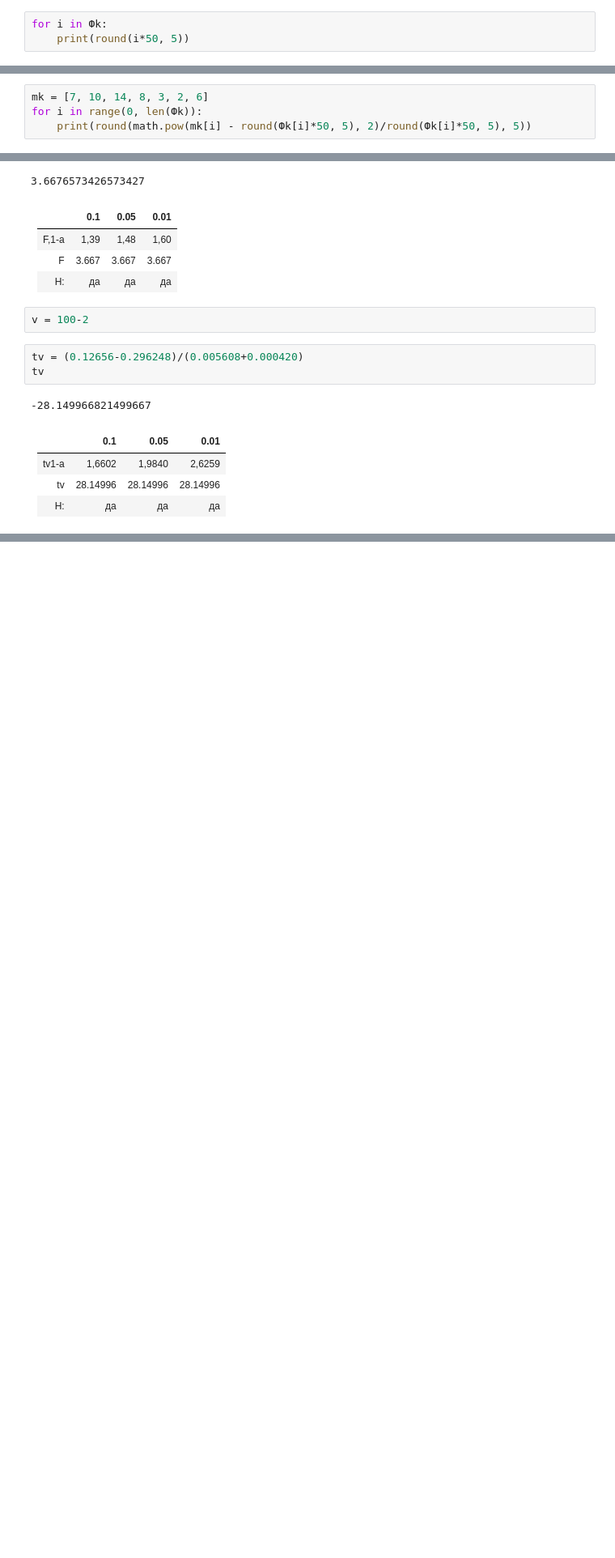
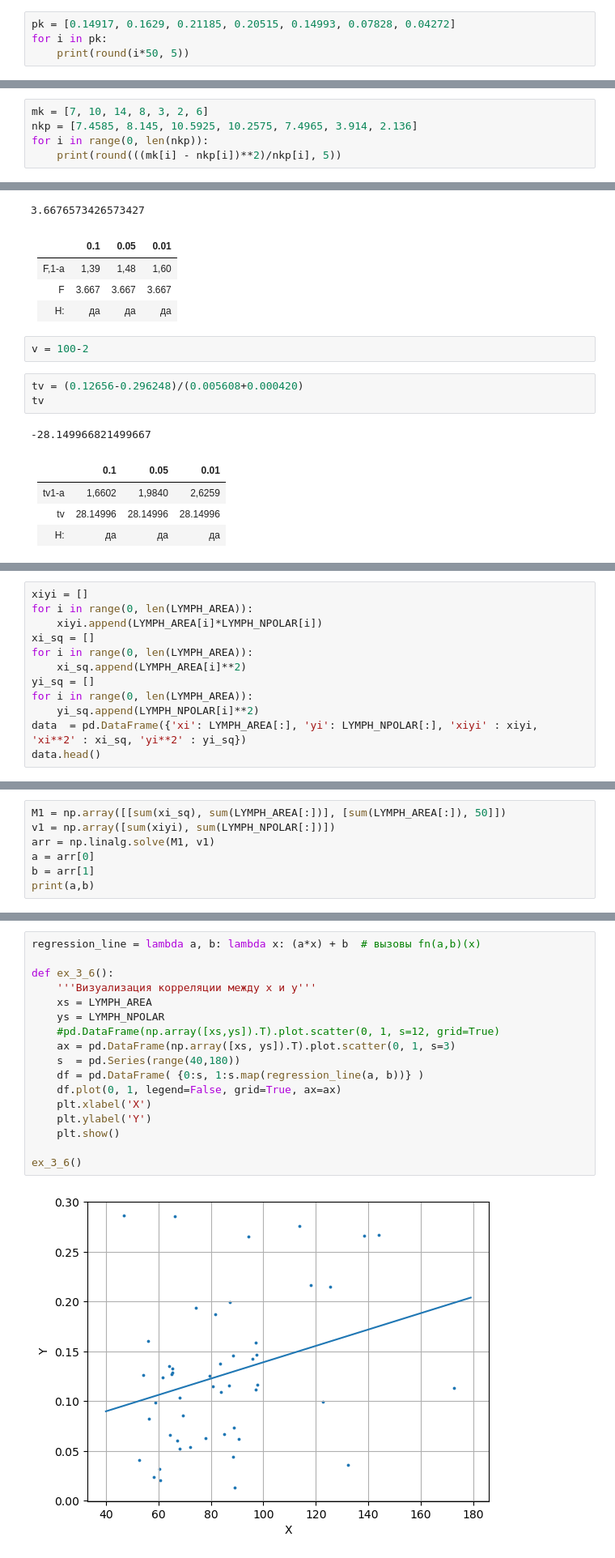
Before and after one commit to AlexAredov/statistic, a Jupyter notebook: HW_statistic.ipynb, the cells around one changed output, grey strips where cells are left out. Shown at 81% size. Cells and saved outputs as stored; diff of their text form; blank space fills up the shorter version.

```diff
--- a/HW_statistic.ipynb
+++ b/HW_statistic.ipynb
@@ -722,7 +724,8 @@ for i in range(1, len(Фk)):
 0.07828
 0.04272
 # %%
-for i in Фk:
+pk = [0.14917, 0.1629, 0.21185, 0.20515, 0.14993, 0.07828, 0.04272]
+for i in pk:
     print(round(i*50, 5))
 # %% [output]
 7.4585
@@ -735,6 +738,7 @@ for i in Фk:
 # %%
 mk = [7, 10, 14, 8, 3, 2, 6]
-for i in range(0, len(Фk)):
-    print(round(math.pow(mk[i] - round(Фk[i]*50, 5), 2)/round(Фk[i]*50, 5), 5))
+nkp = [7.4585, 8.145, 10.5925, 10.2575, 7.4965, 3.914, 2.136]
+for i in range(0, len(nkp)):
+    print(round(((mk[i] - nkp[i])**2)/nkp[i], 5))
 # %% [output]
 0.02819
@@ -986,0 +1042,12 @@ tv
+# %%
+xiyi = []
+for i in range(0, len(LYMPH_AREA)):
+    xiyi.append(LYMPH_AREA[i]*LYMPH_NPOLAR[i])
+xi_sq = []
+for i in range(0, len(LYMPH_AREA)):
+    xi_sq.append(LYMPH_AREA[i]**2)
+yi_sq = []
+for i in range(0, len(LYMPH_AREA)):
+    yi_sq.append(LYMPH_NPOLAR[i]**2)
+data  = pd.DataFrame({'xi': LYMPH_AREA[:], 'yi': LYMPH_NPOLAR[:], 'xiyi' : xiyi, 'xi**2' : xi_sq, 'yi**2' : yi_sq})
+data.head()
@@ -986,0 +1078,7 @@ tv
+# %%
+M1 = np.array([[sum(xi_sq), sum(LYMPH_AREA[:])], [sum(LYMPH_AREA[:]), 50]])
+v1 = np.array([sum(xiyi), sum(LYMPH_NPOLAR[:])])
+arr = np.linalg.solve(M1, v1)
+a = arr[0]
+b = arr[1]
+print(a,b)
@@ -986,0 +1087,19 @@ tv
+# %%
+regression_line = lambda a, b: lambda x: (a*x) + b  # вызовы fn(a,b)(x)
+
+def ex_3_6():
+    '''Визуализация корреляции между x и y'''
+    xs = LYMPH_AREA
+    ys = LYMPH_NPOLAR
+    #pd.DataFrame(np.array([xs,ys]).T).plot.scatter(0, 1, s=12, grid=True)
+    ax = pd.DataFrame(np.array([xs, ys]).T).plot.scatter(0, 1, s=3)
+    s  = pd.Series(range(40,180))
+    df = pd.DataFrame( {0:s, 1:s.map(regression_line(a, b))} )
+    df.plot(0, 1, legend=False, grid=True, ax=ax)
+    plt.xlabel('X')
+    plt.ylabel('Y')
+    plt.show()
+
+ex_3_6()
+# %% [output]
+[figure, added]
```
Also changed, not shown: parts of 45 cells of this notebook.
